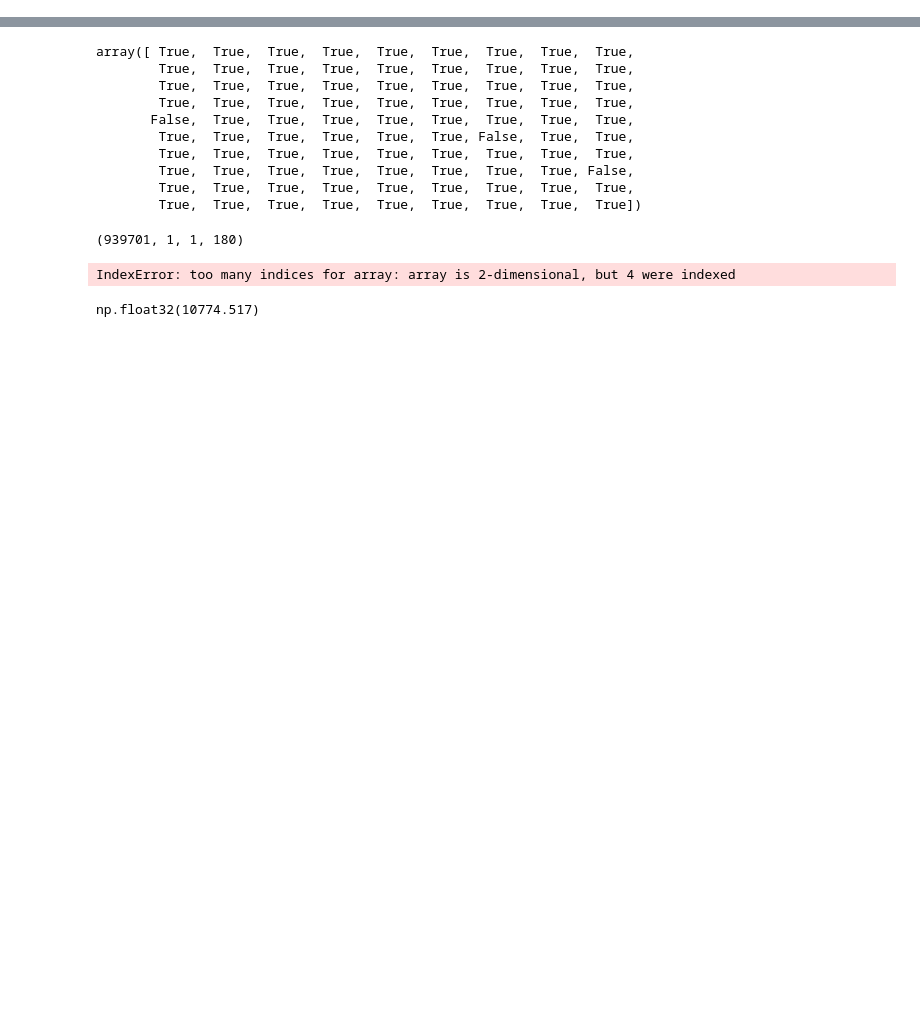
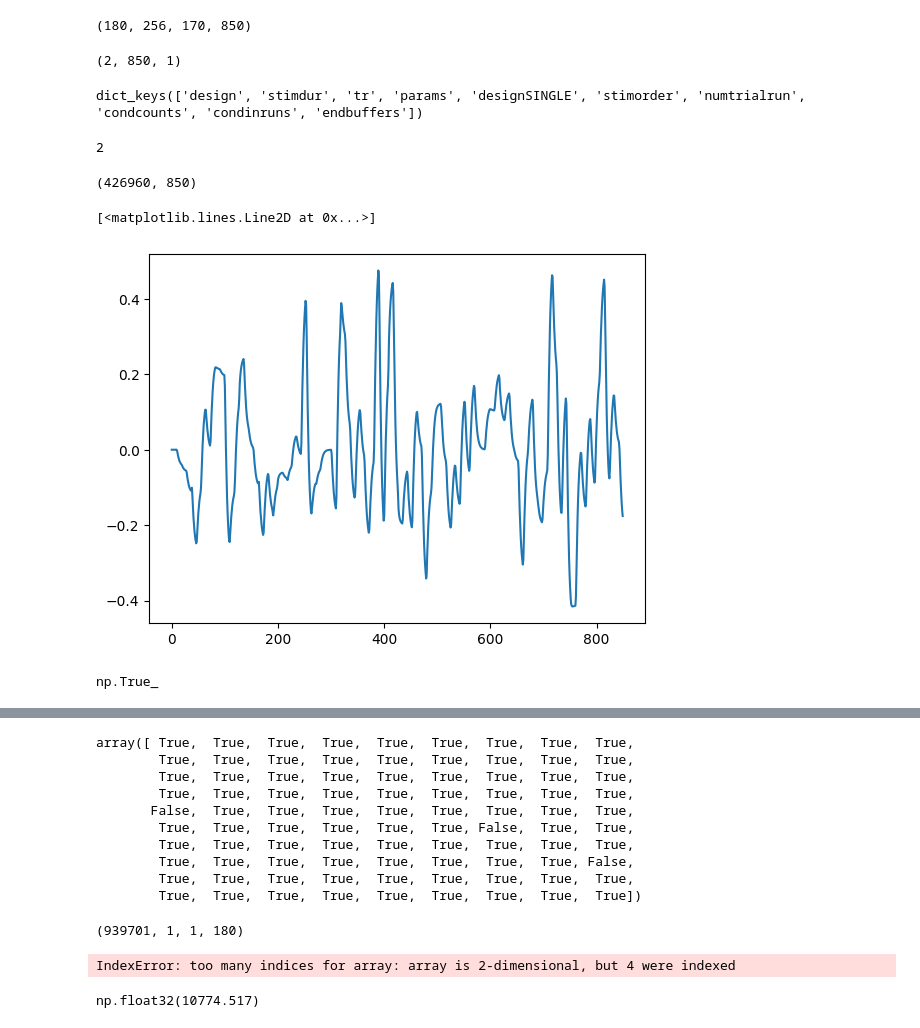
Before and after one commit to MeZahra/Thesis_code_Glm_Opt, a Jupyter notebook: test.ipynb, the cells around one changed output, grey strips where cells are left out. Drawn from its saved outputs; the diff is of its cells as text; code cells hidden in the pictures; blank space fills up the shorter version.

```diff
--- a/test.ipynb
+++ b/test.ipynb
@@ -16,0 +117,38 @@ from nilearn import datasets, image, plotting
+# %%
+import nibabel as nib
+
+data = nib.load('sub09_ses1/sub-pd009_ses-1_run-1_task-mv_bold_corrected_smoothed_reg.nii.gz')
+x = data.get_fdata()
+x.shape
+# %% [output]
+(180, 256, 170, 850)
+# %%
+xp = np.load('csf_reg_sub09_ses1.npy')
+xp.shape
+xp1 = xp[0,:,0]
+xp1 = xp1[trial_idx]
+xp1.shape
+# %% [output]
+(2, 850, 1)
+# %%
+tmp = np.load('GLMsingle/GLMOutputs-sub09-ses1-std/DESIGNINFO.npy', allow_pickle=True).item()
+tmp.keys()
+# %% [output]
+dict_keys(['design', 'stimdur', 'tr', 'params', 'designSINGLE', 'stimorder', 'numtrialrun', 'condcounts', 'condinruns', 'endbuffers'])
+# %%
+tmp['design']
+# %% [output]
+2
+# %%
+tmp = np.load('GLMsingle/GLMOutputs-sub09-ses1-std/Xtask_beta_task_run2.npy')
+tmp.shape
+# %% [output]
+(426960, 850)
+# %%
+import matplotlib.pyplot as plt
+
+plt.figure()
+plt.plot(tmp[500,:])
+# %% [output]
+[<matplotlib.lines.Line2D at 0x...>]
+[figure, added]
@@ -16,0 +160,4 @@ from nilearn import datasets, image, plotting
+# %%
+np.any(np.isfinite(volume))
+# %% [output]
+np.True_
```
Also changed, not shown: parts of 19 cells of this notebook, 2 other files.
